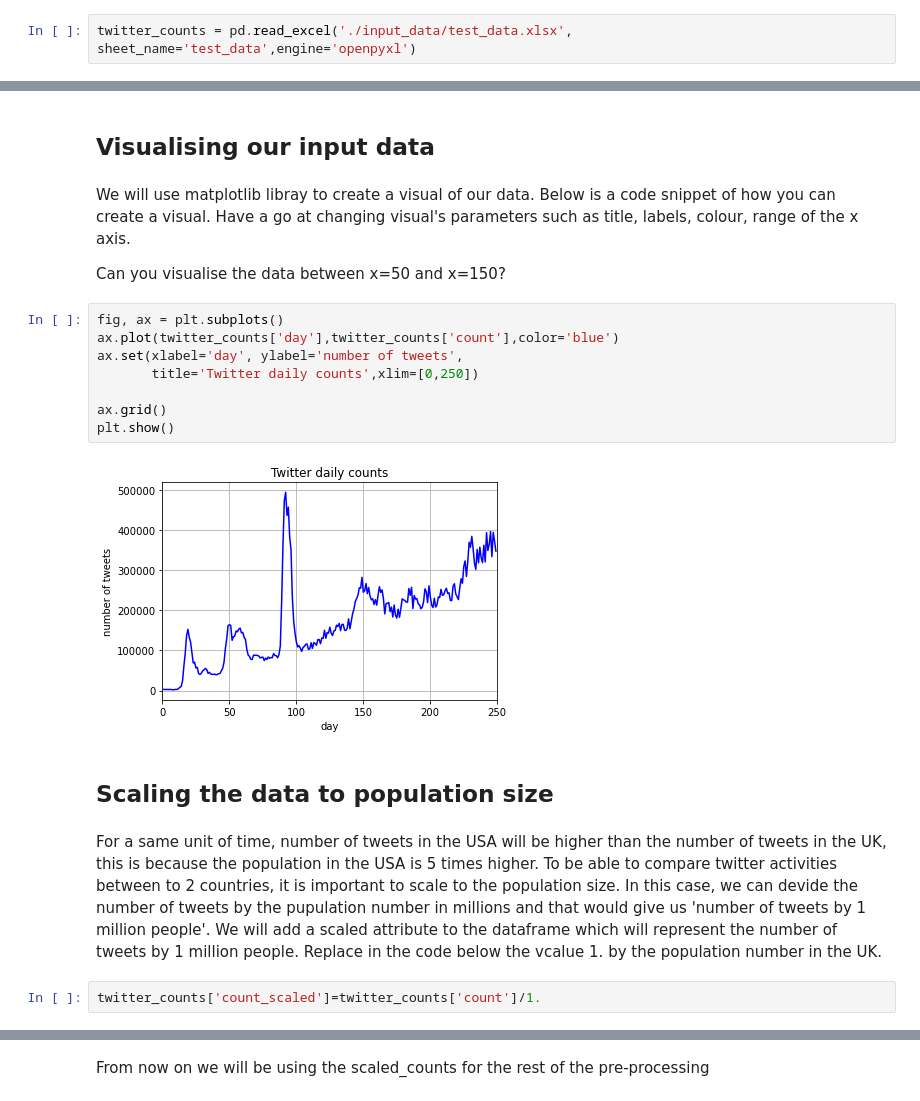
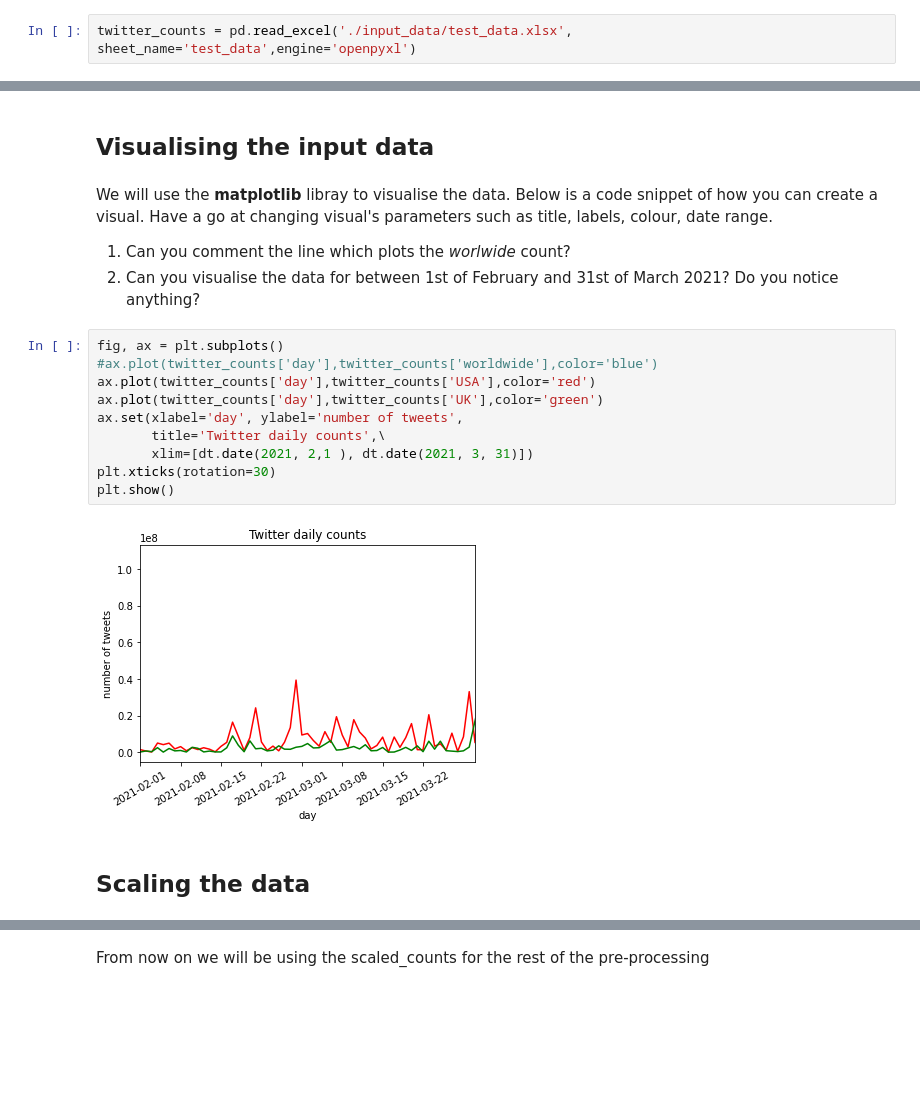
Before and after one commit to DjaziaLadjal/DS_example1, a Jupyter notebook: index.ipynb, the cells around one changed output, grey strips where cells are left out. Drawn from its saved outputs; the diff is of its cells as text; blank space fills up the shorter version.

```diff
--- a/index.ipynb
+++ b/index.ipynb
@@ -58,24 +91,21 @@ this is the number of rows and columns
 # %% [markdown]
-## Visualising our input data
+## Visualising the input data
 # %% [markdown]
-We will use matplotlib libray to create a visual of our data. Below is a code snippet of how you can create a visual. Have a go at changing visual's parameters such as title, labels, colour, range of the x axis.
+We will use the **matplotlib** libray to visualise the data. Below is a code snippet of how you can create a visual. Have a go at changing visual's parameters such as title, labels, colour, date range.
 
-Can you visualise the data between x=50 and x=150?
+1. Can you comment the line which plots the *worlwide* count?
+2. Can you visualise the data for between 1st of February and 31st of March 2021? Do you notice anything?
 # %%
 fig, ax = plt.subplots()
-ax.plot(twitter_counts['day'],twitter_counts['count'],color='blue')
+#ax.plot(twitter_counts['day'],twitter_counts['worldwide'],color='blue')
+ax.plot(twitter_counts['day'],twitter_counts['USA'],color='red')
+ax.plot(twitter_counts['day'],twitter_counts['UK'],color='green')
 ax.set(xlabel='day', ylabel='number of tweets',
-       title='Twitter daily counts',xlim=[0,250])
-
-ax.grid()
+       title='Twitter daily counts',\
+       xlim=[dt.date(2021, 2,1 ), dt.date(2021, 3, 31)])
+plt.xticks(rotation=30)
 plt.show()
 # %% [output]
-[figure, old version]
+[figure, new version]
 # %% [markdown]
-## Scaling the data to population size
+## Scaling the data
-# %% [markdown]
-For a same unit of time, number of tweets in the USA will be higher than the number of tweets in the UK, this is because the population in the USA is 5 times higher. To be able to compare twitter activities between to 2 countries, it is important to scale to the population size. In this case, we can devide the number of tweets by the pupulation number in millions and that would give us 'number of tweets by 1 million people'.
-We will add a scaled attribute to the dataframe which will represent the number of tweets by 1 million people.
-Replace in the code below the vcalue 1. by the population number in the UK.
-# %%
-twitter_counts['count_scaled']=twitter_counts['count']/1.
```
Also changed, not shown: parts of 38 cells of this notebook, 1 other file.
